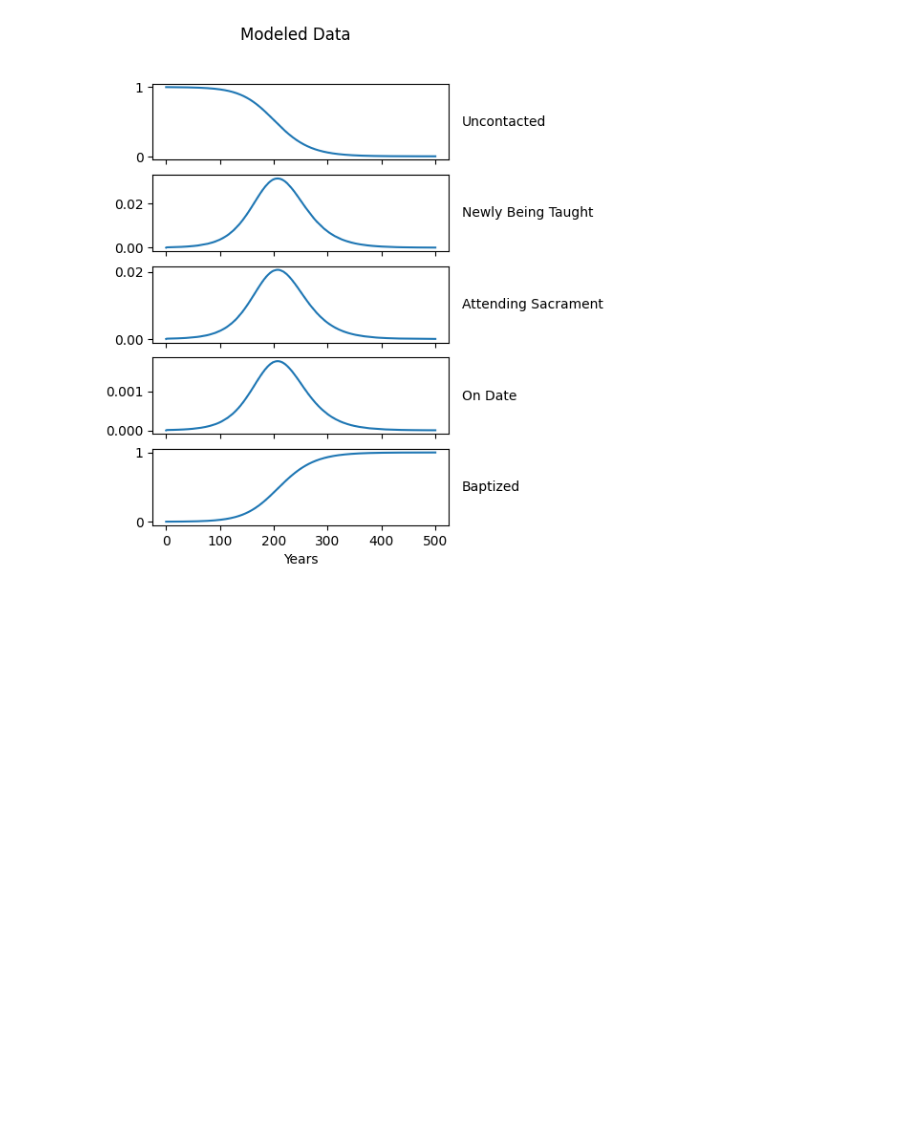
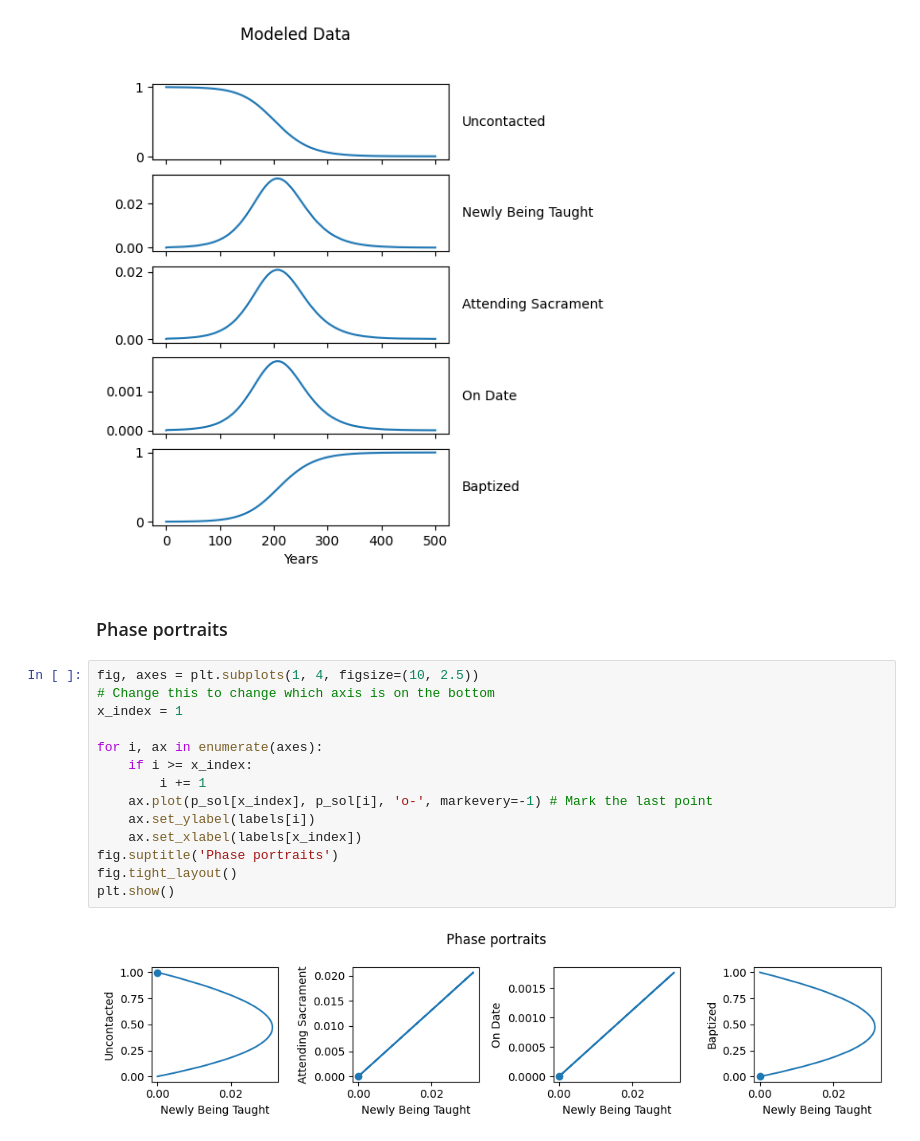
Before and after one commit to mward19/key-indicators-model, a Jupyter notebook: model.ipynb, the cells around one changed output. Cells and saved outputs as stored; diff of their text form; blank space fills up the shorter version.

Commit message:
added phase portraits

```diff
--- a/model.ipynb
+++ b/model.ipynb
@@ -150,3 +150,21 @@ p_sol = progression(params, p0, t_range)
 plot_solution(t_range, p_sol)
 # %% [output]
 [figure]
+# %% [markdown]
+### Phase portraits
+# %%
+fig, axes = plt.subplots(1, 4, figsize=(10, 2.5))
+# Change this to change which axis is on the bottom
+x_index = 1
+
+for i, ax in enumerate(axes):
+    if i >= x_index:
+        i += 1
+    ax.plot(p_sol[x_index], p_sol[i], 'o-', markevery=-1) # Mark the last point
+    ax.set_ylabel(labels[i])
+    ax.set_xlabel(labels[x_index])
+fig.suptitle('Phase portraits')
+fig.tight_layout()
+plt.show()
+# %% [output]
+[figure, added]
```
Also changed, not shown: parts of 2 cells of this notebook.
